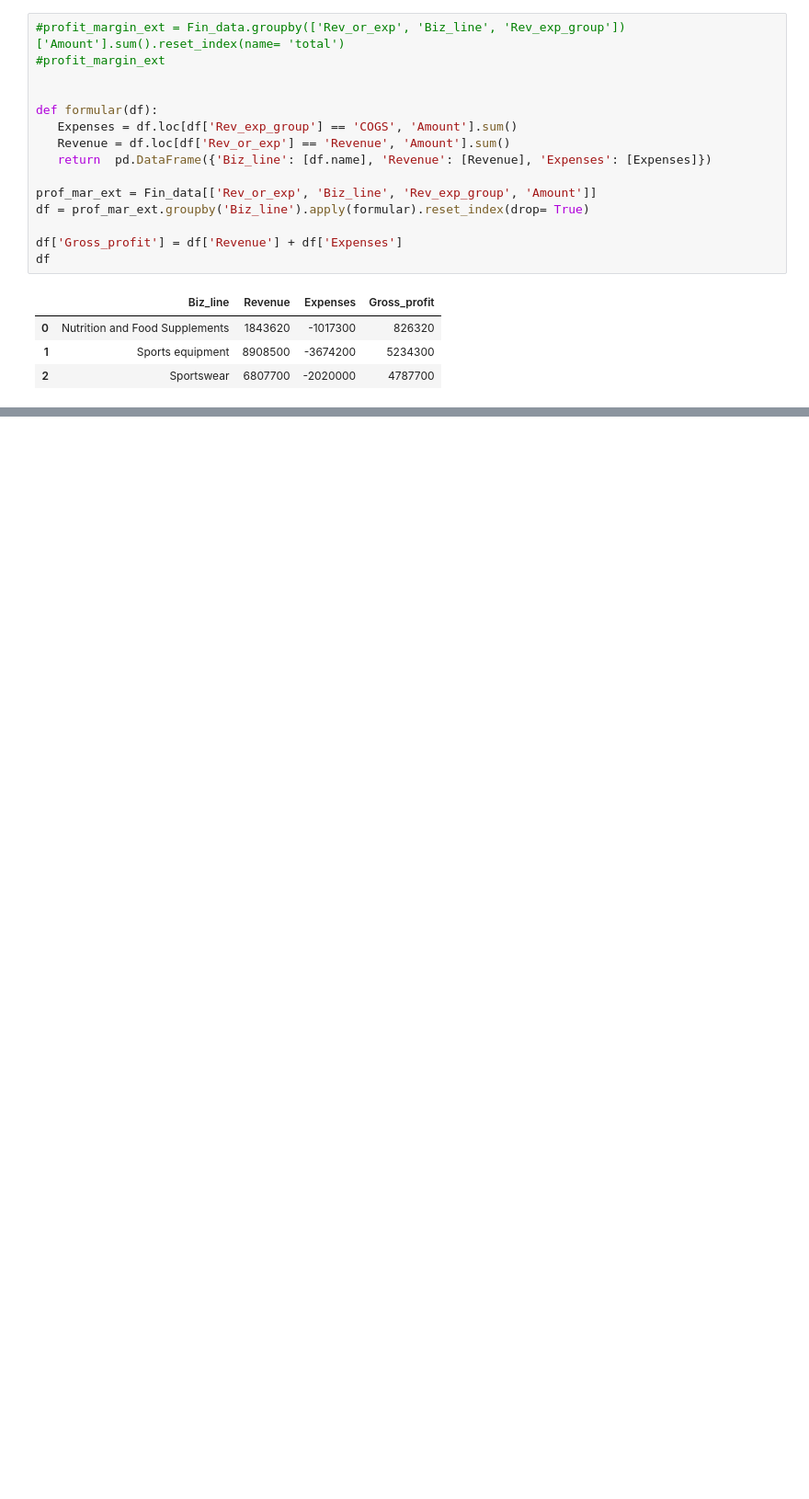
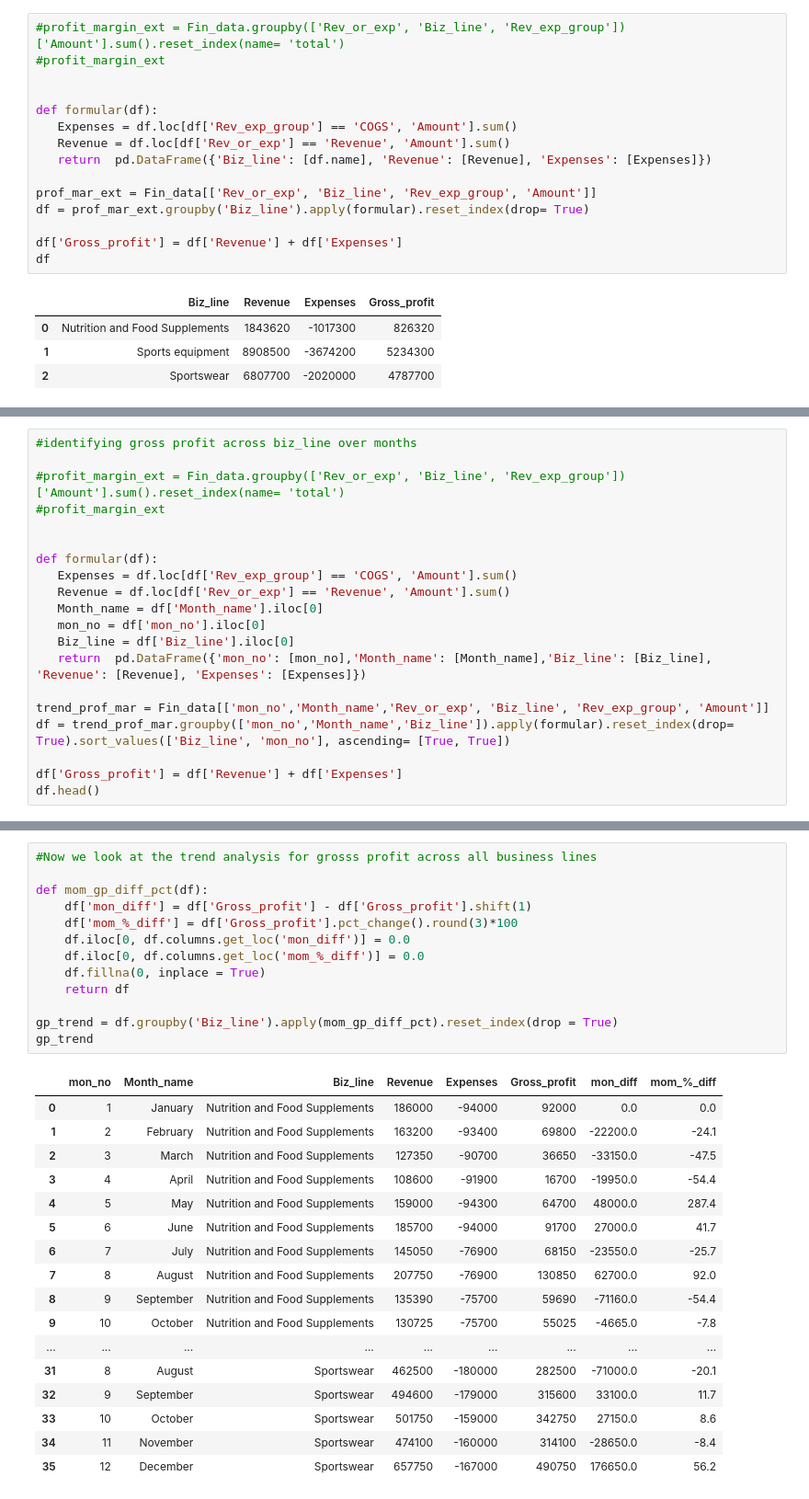
Before and after one commit to djibril968/Python_projects, a Jupyter notebook: Onyx_Financial_Analysis.ipynb, the cells around one changed output, grey strips where cells are left out. Shown at 92% size. Saved outputs shown, nothing was run; the diff lists cells and outputs as text; blank space fills up the shorter version.

```diff
--- a/Onyx_Financial_Analysis.ipynb
+++ b/Onyx_Financial_Analysis.ipynb
@@ -745,0 +744,20 @@ df
+# %%
+#identifying gross profit across biz_line over months
+
+#profit_margin_ext = Fin_data.groupby(['Rev_or_exp', 'Biz_line', 'Rev_exp_group'])['Amount'].sum().reset_index(name= 'total')
+#profit_margin_ext
+
+
+def formular(df):
+   Expenses = df.loc[df['Rev_exp_group'] == 'COGS', 'Amount'].sum()
+   Revenue = df.loc[df['Rev_or_exp'] == 'Revenue', 'Amount'].sum()
+   Month_name = df['Month_name'].iloc[0]
+   mon_no = df['mon_no'].iloc[0]
+   Biz_line = df['Biz_line'].iloc[0]
+   return  pd.DataFrame({'mon_no': [mon_no],'Month_name': [Month_name],'Biz_line': [Biz_line], 'Revenue': [Revenue], 'Expenses': [Expenses]})
+
+trend_prof_mar = Fin_data[['mon_no','Month_name','Rev_or_exp', 'Biz_line', 'Rev_exp_group', 'Amount']]
+df = trend_prof_mar.groupby(['mon_no','Month_name','Biz_line']).apply(formular).reset_index(drop= True).sort_values(['Biz_line', 'mon_no'], ascending= [True, True])
+
+df['Gross_profit'] = df['Revenue'] + df['Expenses']
+df.head()
@@ -745,0 +771,31 @@ df
+# %%
+#Now we look at the trend analysis for grosss profit across all business lines
+
+def mom_gp_diff_pct(df):
+    df['mon_diff'] = df['Gross_profit'] - df['Gross_profit'].shift(1)
+    df['mom_%_diff'] = df['Gross_profit'].pct_change().round(3)*100
+    df.iloc[0, df.columns.get_loc('mon_diff')] = 0.0
+    df.iloc[0, df.columns.get_loc('mom_%_diff')] = 0.0
+    df.fillna(0, inplace = True)
+    return df
+
+gp_trend = df.groupby('Biz_line').apply(mom_gp_diff_pct).reset_index(drop = True)
+gp_trend
+# %% [output]
+|  | mon_no | Month_name | Biz_line | Revenue | Expenses | Gross_profit | mon_diff | mom_%_diff |
+| 0 | 1 | January | Nutrition and Food Supplements | 186000 | -94000 | 92000 | 0.0 | 0.0 |
+| 1 | 2 | February | Nutrition and Food Supplements | 163200 | -93400 | 69800 | -22200.0 | -24.1 |
+| 2 | 3 | March | Nutrition and Food Supplements | 127350 | -90700 | 36650 | -33150.0 | -47.5 |
+| 3 | 4 | April | Nutrition and Food Supplements | 108600 | -91900 | 16700 | -19950.0 | -54.4 |
+| 4 | 5 | May | Nutrition and Food Supplements | 159000 | -94300 | 64700 | 48000.0 | 287.4 |
+| 5 | 6 | June | Nutrition and Food Supplements | 185700 | -94000 | 91700 | 27000.0 | 41.7 |
+| 6 | 7 | July | Nutrition and Food Supplements | 145050 | -76900 | 68150 | -23550.0 | -25.7 |
+| 7 | 8 | August | Nutrition and Food Supplements | 207750 | -76900 | 130850 | 62700.0 | 92.0 |
+| 8 | 9 | September | Nutrition and Food Supplements | 135390 | -75700 | 59690 | -71160.0 | -54.4 |
+| 9 | 10 | October | Nutrition and Food Supplements | 130725 | -75700 | 55025 | -4665.0 | -7.8 |
+| ... | ... | ... | ... | ... | ... | ... | ... | ... |
+| 31 | 8 | August | Sportswear | 462500 | -180000 | 282500 | -71000.0 | -20.1 |
+| 32 | 9 | September | Sportswear | 494600 | -179000 | 315600 | 33100.0 | 11.7 |
+| 33 | 10 | October | Sportswear | 501750 | -159000 | 342750 | 27150.0 | 8.6 |
+| 34 | 11 | November | Sportswear | 474100 | -160000 | 314100 | -28650.0 | -8.4 |
+| 35 | 12 | December | Sportswear | 657750 | -167000 | 490750 | 176650.0 | 56.2 |
```
Also changed, not shown: parts of 6 cells of this notebook.
